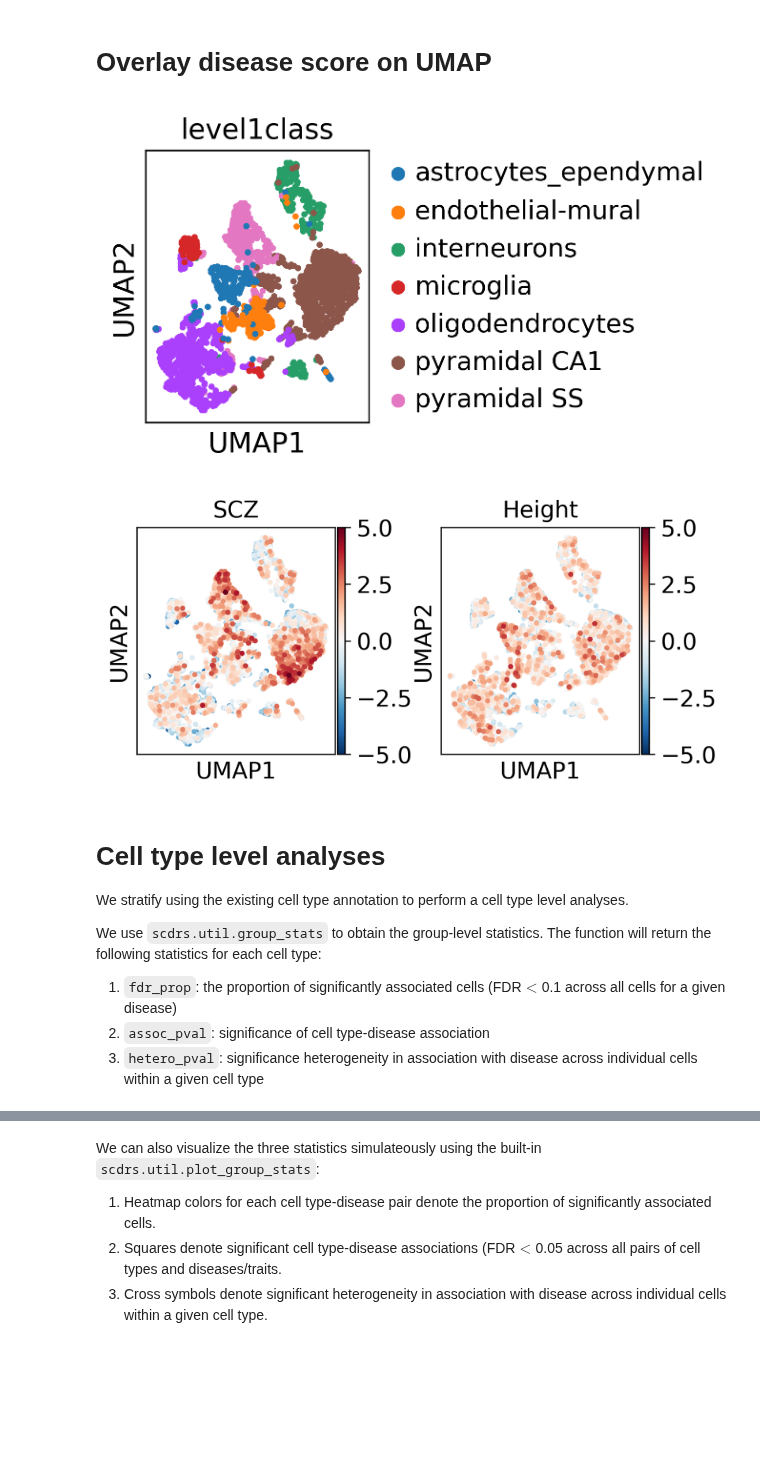
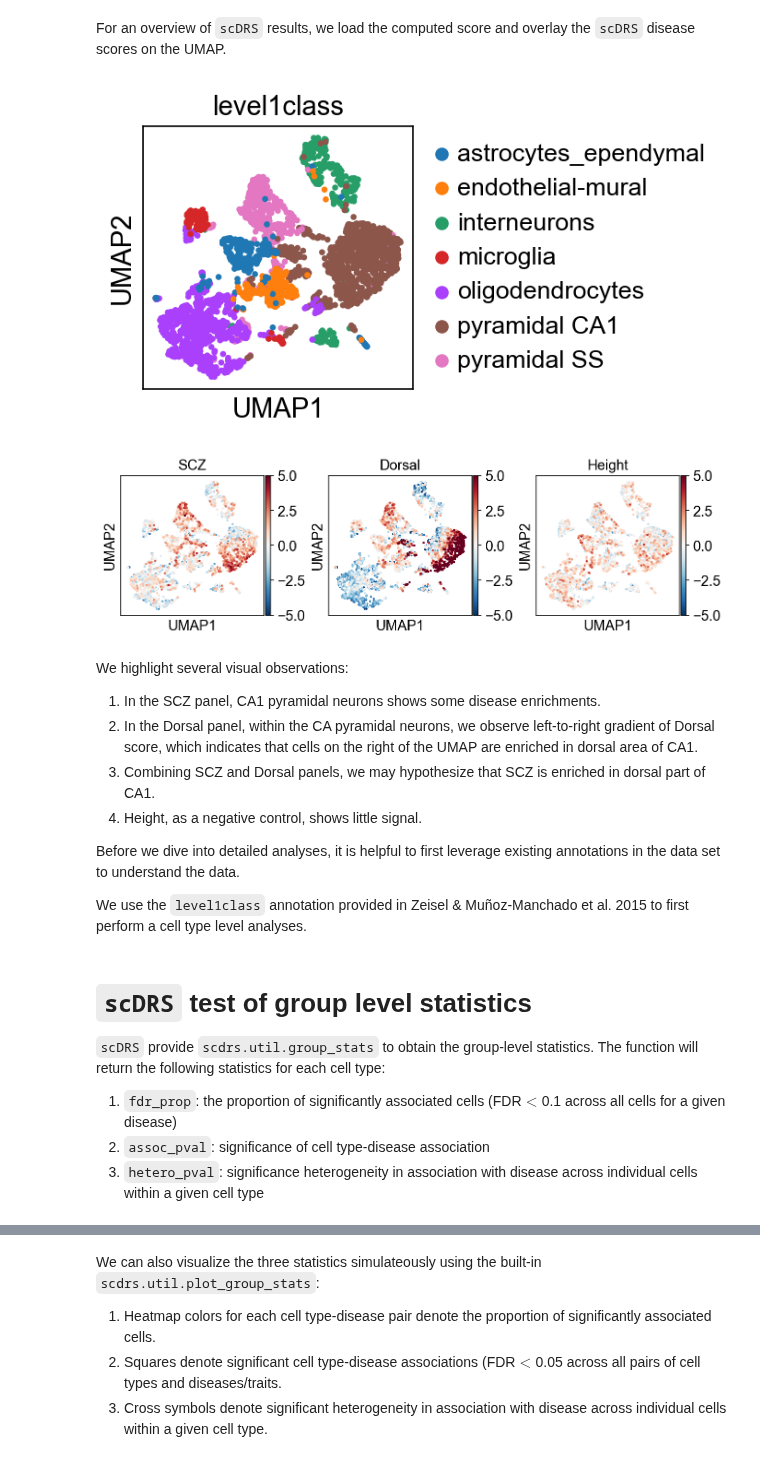
Before and after one commit to martinjzhang/scDRS, a Jupyter notebook: docs/notebooks/quickstart.ipynb, the cells around one changed output, grey strips where cells are left out. Cells and saved outputs as stored; diff of their text form; code cells hidden in the pictures; blank space fills up the shorter version.

```diff
--- a/docs/notebooks/quickstart.ipynb
+++ b/docs/notebooks/quickstart.ipynb
@@ -96,0 +43,24 @@ df_gs.reset_index().to_csv("data/geneset.gs", sep="\t", index=False)
+# %%
+# load adata
+adata = sc.read_h5ad("data/expr.h5ad")
+
+# subset gene sets
+df_gs = pd.read_csv("data/geneset.gs", sep="\t", index_col=0)
+
+df_gs = df_gs.loc[
+    [
+        "PASS_Schizophrenia_Pardinas2018",
+        "spatial_dorsal",
+        "UKB_460K.body_HEIGHTz",
+    ],
+    :,
+].rename(
+    {
+        "PASS_Schizophrenia_Pardinas2018": "SCZ",
+        "spatial_dorsal": "Dorsal",
+        "UKB_460K.body_HEIGHTz": "Height",
+    }
+)
+display(df_gs)
+
+df_gs.to_csv("data/geneset.gs", sep="\t")
@@ -127,39 +91,50 @@ Gene set Height (n_gene=671): 0/3005 FDR<0.1 cells, 10/3005 FDR<0.2 cells (sys_t
-# %% [markdown]
-# Overlay disease score on UMAP
+# %% [markdown]
+For an overview of `scDRS` results, we load the computed score and overlay the `scDRS` disease scores on the UMAP.
 # %%
 dict_score = {
     trait: pd.read_csv(f"data/{trait}.full_score.gz", sep="\t", index_col=0)
     for trait in df_gs.index
 }
 
 for trait in dict_score:
     adata.obs[trait] = dict_score[trait]["norm_score"]
 
-sc.set_figure_params(figsize=[2, 2.5], dpi=150)
+sc.set_figure_params(figsize=[2.5, 2.5], dpi=150)
 sc.pl.umap(
     adata,
     color="level1class",
     ncols=1,
     color_map="RdBu_r",
     vmin=-5,
     vmax=5,
 )
 
 sc.pl.umap(
     adata,
     color=dict_score.keys(),
     color_map="RdBu_r",
     vmin=-5,
     vmax=5,
+    s=20,
 )
 # %% [output]
-[figure, old version]
+[figure, new version]
-[figure, old version]
+[figure, new version]
+# %% [markdown]
+We highlight several visual observations:
+
+1. In the SCZ panel, CA1 pyramidal neurons shows some disease enrichments.
+2. In the Dorsal panel, within the CA pyramidal neurons, we observe left-to-right gradient of Dorsal score, which indicates that cells on the right of the UMAP are enriched in dorsal area of CA1.
+3. Combining SCZ and Dorsal panels, we may hypothesize that SCZ is enriched in dorsal part of CA1.
+4. Height, as a negative control, shows little signal.
+
+Before we dive into detailed analyses, it is helpful to first leverage existing annotations in the data set to understand the data.
+
+We use the `level1class` annotation provided in Zeisel & Muñoz-Manchado et al. 2015 to first perform a cell type level analyses.
 # %% [markdown]
-# Cell type level analyses
-We stratify using the existing cell type annotation to perform a cell type level analyses.
+# `scDRS` test of group level statistics
 
-We use `scdrs.util.group_stats` to obtain the group-level statistics. The function will return the following statistics for each cell type:
+`scDRS` provide `scdrs.util.group_stats` to obtain the group-level statistics. The function will return the following statistics for each cell type:
 
 1. `fdr_prop`: the proportion of significantly associated cells (FDR$<$0.1 across all cells for a given disease)
 2. `assoc_pval`: significance of cell type-disease association
```
Also changed, not shown: parts of 22 cells of this notebook, 1 other file.
